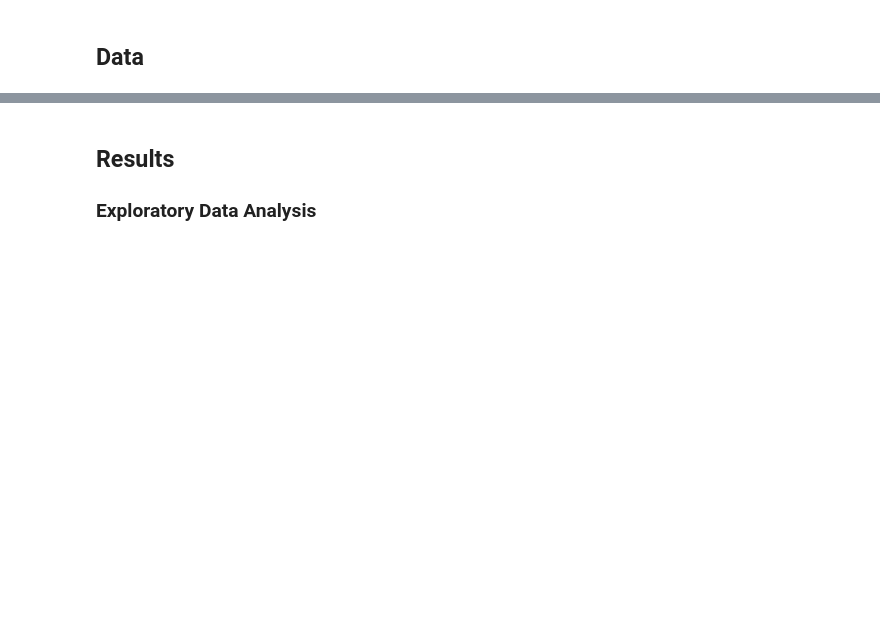
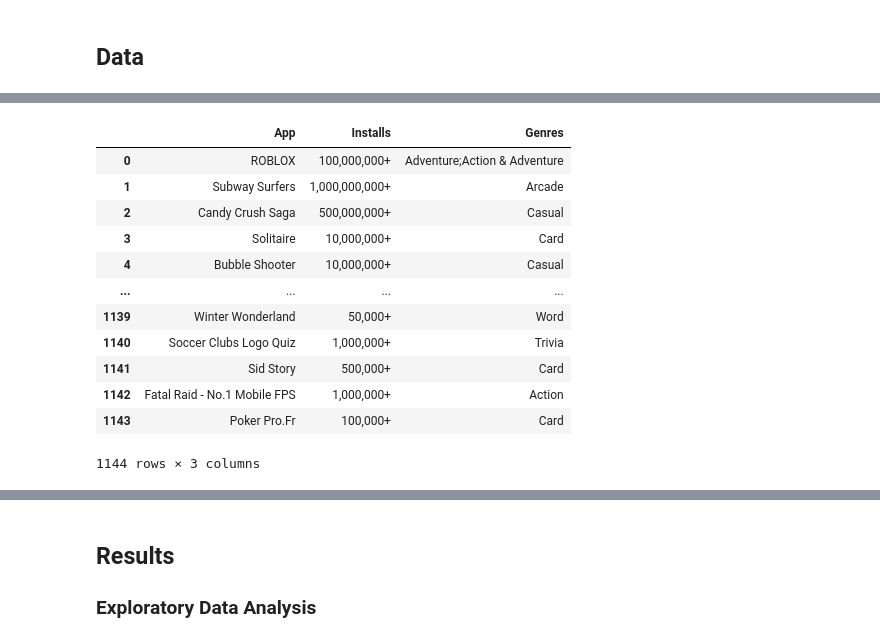
Before and after one commit to COGS108/Group015_WI26, a Jupyter notebook: 03-FinalProject.ipynb, the cells around one changed output, grey strips where cells are left out. Saved outputs shown, nothing was run; the diff lists cells and outputs as text; code cells hidden in the pictures; blank space fills up the shorter version.

```diff
--- a/03-FinalProject.ipynb
+++ b/03-FinalProject.ipynb
@@ -568,0 +135,17 @@ We are leaning towards sticking with only the first dataset (video game sales) f
+# %%
+df_googleplaystore = pd.read_csv('data/02-processed/googleplaystore_clean.csv')
+df_googleplaystore
+# %% [output]
+|  | App | Installs | Genres |
+| 0 | ROBLOX | 100,000,000+ | Adventure;Action & Adventure |
+| 1 | Subway Surfers | 1,000,000,000+ | Arcade |
+| 2 | Candy Crush Saga | 500,000,000+ | Casual |
+| 3 | Solitaire | 10,000,000+ | Card |
+| 4 | Bubble Shooter | 10,000,000+ | Casual |
+| ... | ... | ... | ... |
+| 1139 | Winter Wonderland | 50,000+ | Word |
+| 1140 | Soccer Clubs Logo Quiz | 1,000,000+ | Trivia |
+| 1141 | Sid Story | 500,000+ | Card |
+| 1142 | Fatal Raid - No.1 Mobile FPS | 1,000,000+ | Action |
+| 1143 | Poker Pro.Fr | 100,000+ | Card |
+1144 rows × 3 columns
```
Also changed, not shown: parts of 66 cells of this notebook, 1 other file.
